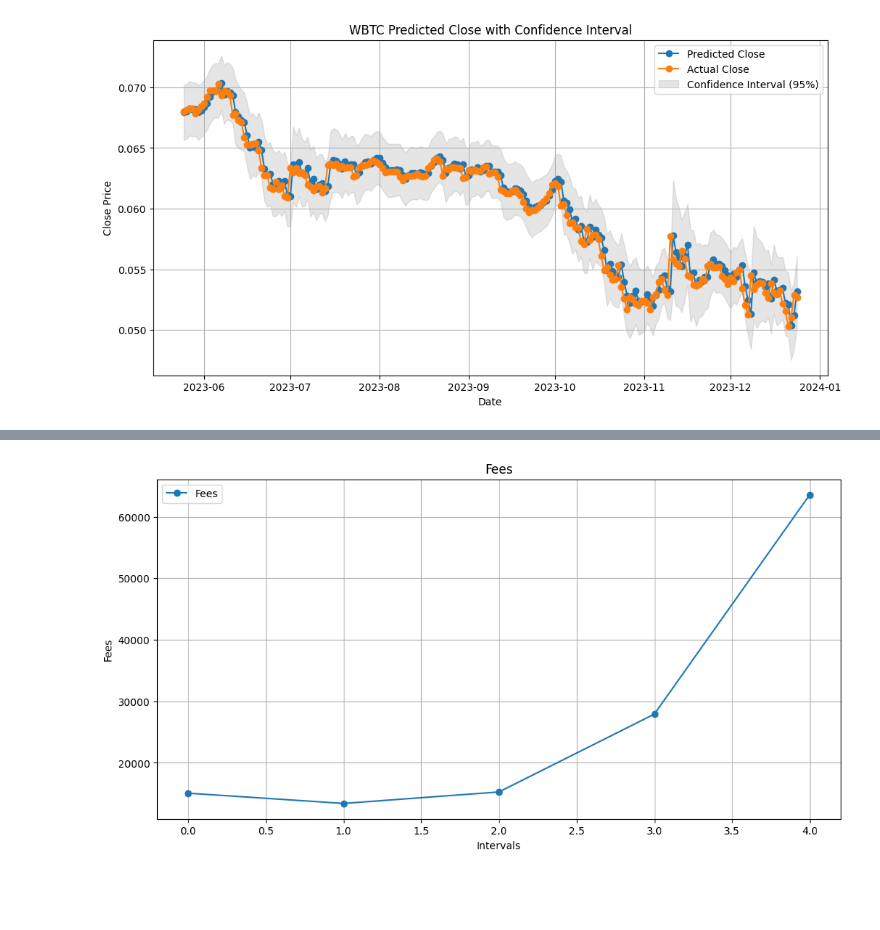
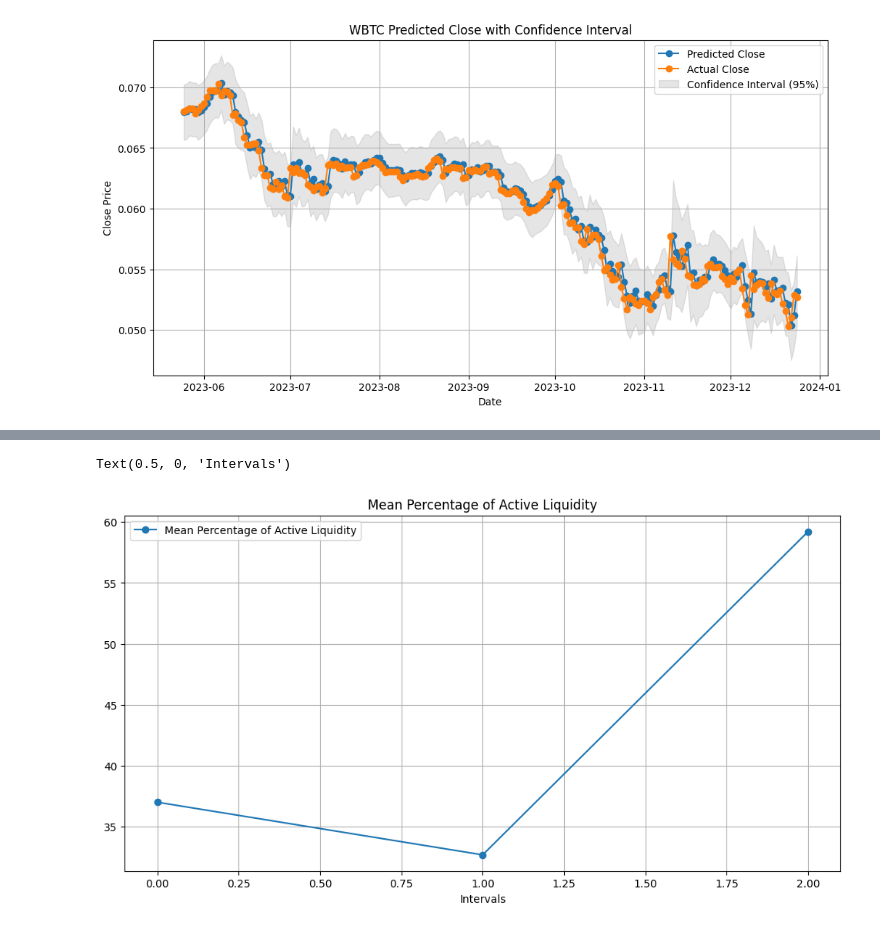
Before and after one commit to yinkiatho/ARIMA-GARCH-in-Uniswap-V3, a Jupyter notebook: src/main.ipynb, the cells around one changed output, grey strips where cells are left out. Saved outputs shown, nothing was run; the diff lists cells and outputs as text; code cells hidden in the pictures; blank space fills up the shorter version.

```diff
--- a/src/main.ipynb
+++ b/src/main.ipynb
@@ -47,7 +47,7 @@ plt.show()
 
 risk_param = 0.95
 initial_investment = 1000000
-windows = 5
+windows = 3
 
 results = simulator.simulate(windows, risk_param, initial_investment)
 # %% [output]
@@ -163,12 +257,11 @@ apr_results
 # %%
-# Plot Fees line graph
+# Plot Mean Percentage of Active Liquidity
 plt.figure(figsize=(12, 6))
-plt.plot(results['Fee USD'], label='Fees', marker='o')
-plt.title('Fees')
+plt.plot(results['Mean Percentage of Active Liquidity'], label='Mean Percentage of Active Liquidity', marker='o')
+plt.title('Mean Percentage of Active Liquidity')
+plt.grid(True)
+plt.legend()
 plt.xlabel('Intervals')
-plt.ylabel('Fees')
-plt.legend()
-plt.grid(True)
-plt.show()
 # %% [output]
+Text(0.5, 0, 'Intervals')
-[figure, old version]
+[figure, new version]
```
Also changed, not shown: parts of 11 cells of this notebook, 5 other files.
